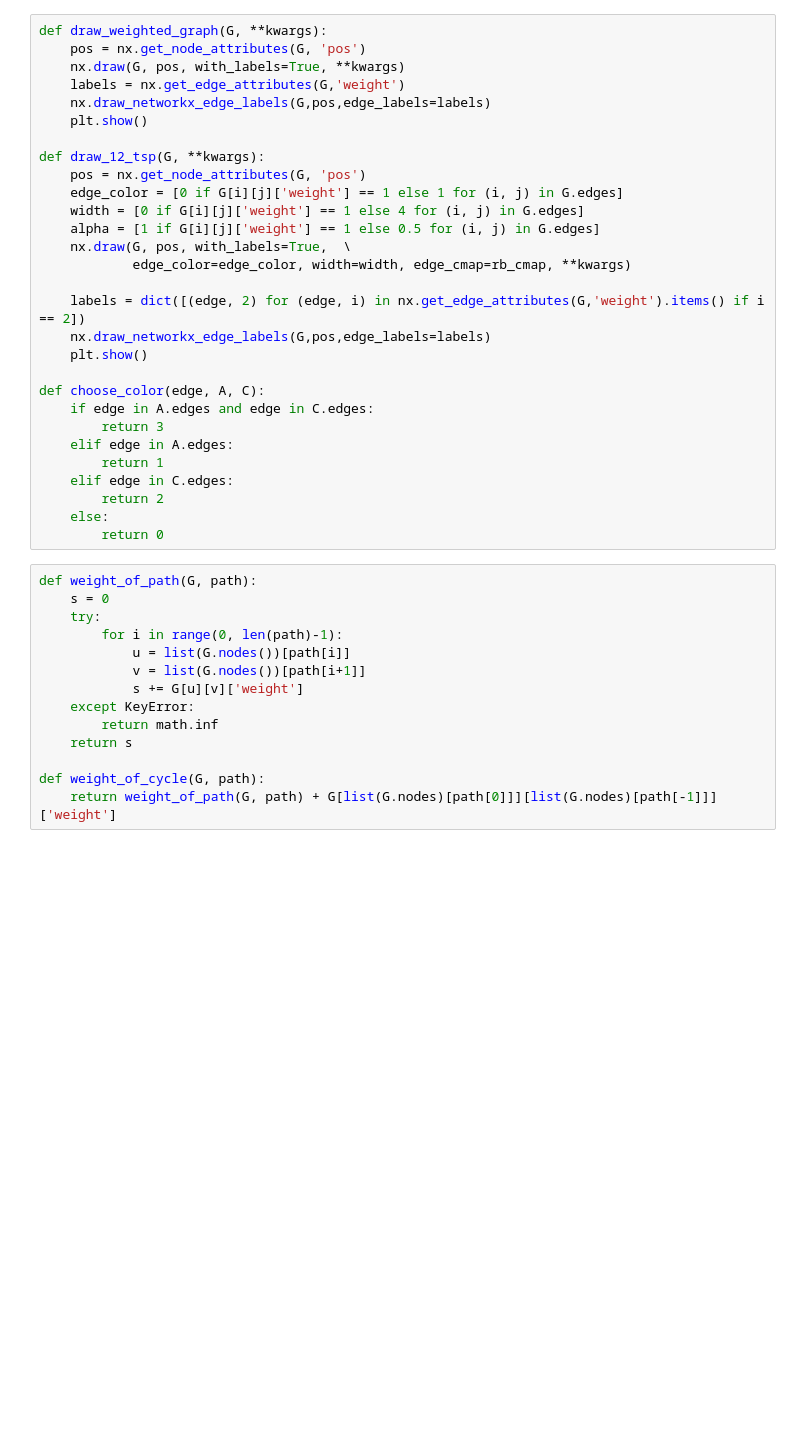
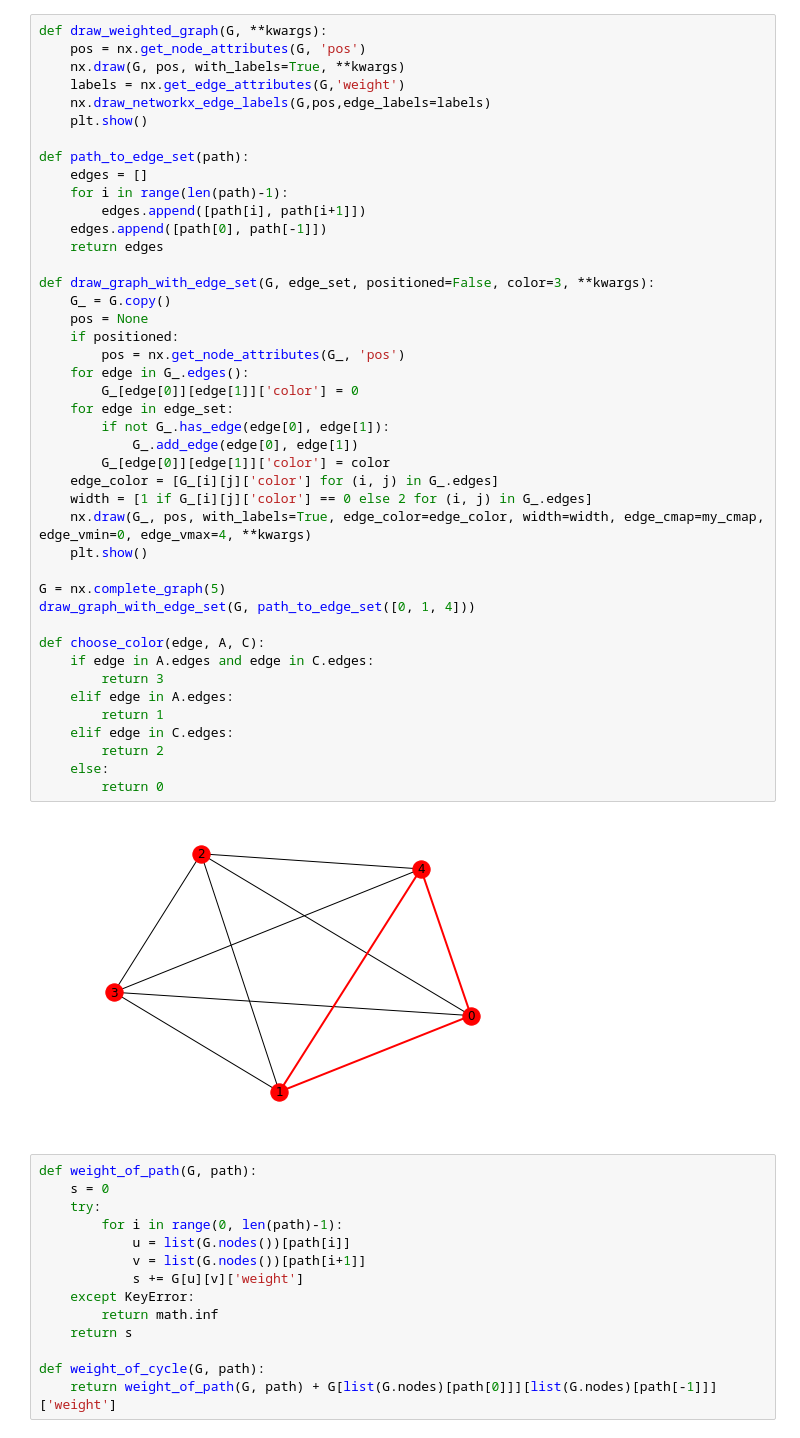
Before and after one commit to Wiki-fan/MIPT-all, a Jupyter notebook: K-IMPROV.ipynb, the cells around one changed output. Drawn from its saved outputs; the diff is of its cells as text; blank space fills up the shorter version.

```diff
--- a/K-IMPROV.ipynb
+++ b/K-IMPROV.ipynb
@@ -29,32 +29,48 @@ from scipy.special import comb
 # %%
 def draw_weighted_graph(G, **kwargs):
     pos = nx.get_node_attributes(G, 'pos')
     nx.draw(G, pos, with_labels=True, **kwargs)
     labels = nx.get_edge_attributes(G,'weight')
     nx.draw_networkx_edge_labels(G,pos,edge_labels=labels)
     plt.show()
 
-def draw_12_tsp(G, **kwargs):
-    pos = nx.get_node_attributes(G, 'pos')
-    edge_color = [0 if G[i][j]['weight'] == 1 else 1 for (i, j) in G.edges]
-    width = [0 if G[i][j]['weight'] == 1 else 4 for (i, j) in G.edges]
-    alpha = [1 if G[i][j]['weight'] == 1 else 0.5 for (i, j) in G.edges]
-    nx.draw(G, pos, with_labels=True,  \
-            edge_color=edge_color, width=width, edge_cmap=rb_cmap, **kwargs)
+def path_to_edge_set(path):
+    edges = []
+    for i in range(len(path)-1):
+        edges.append([path[i], path[i+1]])
+    edges.append([path[0], path[-1]])
+    return edges
 
-    labels = dict([(edge, 2) for (edge, i) in nx.get_edge_attributes(G,'weight').items() if i == 2])
-    nx.draw_networkx_edge_labels(G,pos,edge_labels=labels)
+def draw_graph_with_edge_set(G, edge_set, positioned=False, color=3, **kwargs):
+    G_ = G.copy()
+    pos = None
+    if positioned:
+        pos = nx.get_node_attributes(G_, 'pos')
+    for edge in G_.edges():
+        G_[edge[0]][edge[1]]['color'] = 0
+    for edge in edge_set:
+        if not G_.has_edge(edge[0], edge[1]):
+            G_.add_edge(edge[0], edge[1])
+        G_[edge[0]][edge[1]]['color'] = color
+    edge_color = [G_[i][j]['color'] for (i, j) in G_.edges]
+    width = [1 if G_[i][j]['color'] == 0 else 2 for (i, j) in G_.edges]
+    nx.draw(G_, pos, with_labels=True, edge_color=edge_color, width=width, edge_cmap=my_cmap, edge_vmin=0, edge_vmax=4, **kwargs)
     plt.show()
+
+G = nx.complete_graph(5)
+draw_graph_with_edge_set(G, path_to_edge_set([0, 1, 4]))
 
 def choose_color(edge, A, C):
     if edge in A.edges and edge in C.edges:
         return 3
     elif edge in A.edges:
         return 1
     elif edge in C.edges:
         return 2
     else:
         return 0
+# %% [output]
+[figure, added]
 # %%
 def weight_of_path(G, path):
     s = 0
```
Also changed, not shown: parts of 11 cells of this notebook, 19 other files.
